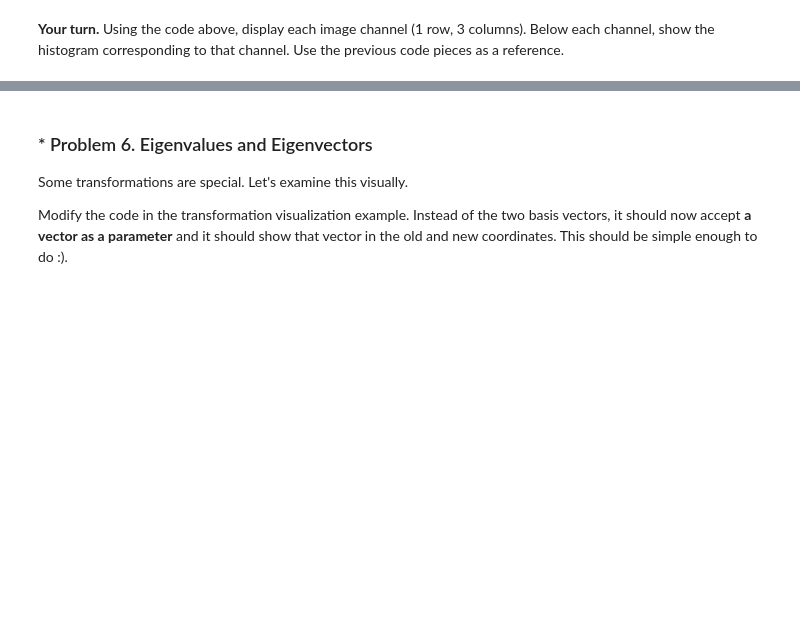
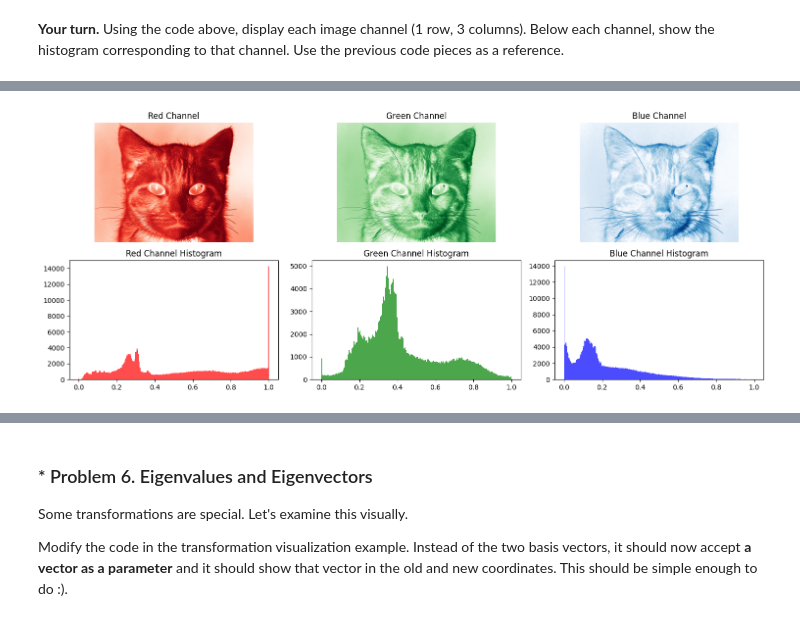
Before and after one commit to plamensve/Math-Concepts, a Jupyter notebook: 03-Linear ALgebra/Linear Algebra Exercise.ipynb, the cells around one changed output, grey strips where cells are left out. Drawn from its saved outputs; the diff is of its cells as text; code cells hidden in the pictures; blank space fills up the shorter version.

```diff
--- a/03-Linear ALgebra/Linear Algebra Exercise.ipynb
+++ b/03-Linear ALgebra/Linear Algebra Exercise.ipynb
@@ -644,3 +644,11 @@ plt.show()
 [figure]
 # %% [markdown]
 **Your turn.** Using the code above, display each image channel (1 row, 3 columns). Below each channel, show the histogram corresponding to that channel. Use the previous code pieces as a reference.
+# %%
+cat_image_r_normalized, cat_image_g_normalized, cat_image_b_normalized = [
+    channel / 255 for channel in [cat_image_r, cat_image_g, cat_image_b]
+]
+cat_image_gray = (cat_image_r_normalized + cat_image_g_normalized + cat_image_b_normalized) / 3.0
+plt.imshow(cat_image_gray, cmap = "gray")
+plt.title("Average grayscale image")
+plt.show()
@@ -647,3 +657,27 @@ plt.show()
+# %%
+cat_image_gray_corrected = (0.299 * cat_image_r_normalized +
+                            0.587 * cat_image_g_normalized +
+                            0.114 * cat_image_b_normalized)
+
+fig, axs = plt.subplots(2, 3, figsize=(15, 6))
+
+channels = [cat_image_r_normalized, cat_image_g_normalized, cat_image_b_normalized]
+colors = ['Reds', 'Greens', 'Blues']
+titles = ['Red Channel', 'Green Channel', 'Blue Channel']
+hist_colors = ['red', 'green', 'blue']
+
+for i in range(3):
+    axs[0, i].imshow(channels[i], cmap=colors[i])
+    axs[0, i].axis('off')
+    axs[0, i].set_title(titles[i])
+
+    axs[1, i].hist(channels[i].ravel(), bins=256, color=hist_colors[i], alpha=0.7)
+    axs[1, i].set_title(f'{titles[i]} Histogram')
+
+plt.tight_layout()
+plt.show()
+# %% [output]
+[figure, added]
 # %% [markdown]
 ### * Problem 5. Perspective Correction
 Let's now look at transformations. A **homography** is a function that maps a pixel from one image onto a pixel from another image.
```
Also changed, not shown: parts of 10 cells of this notebook, 4 other files.
